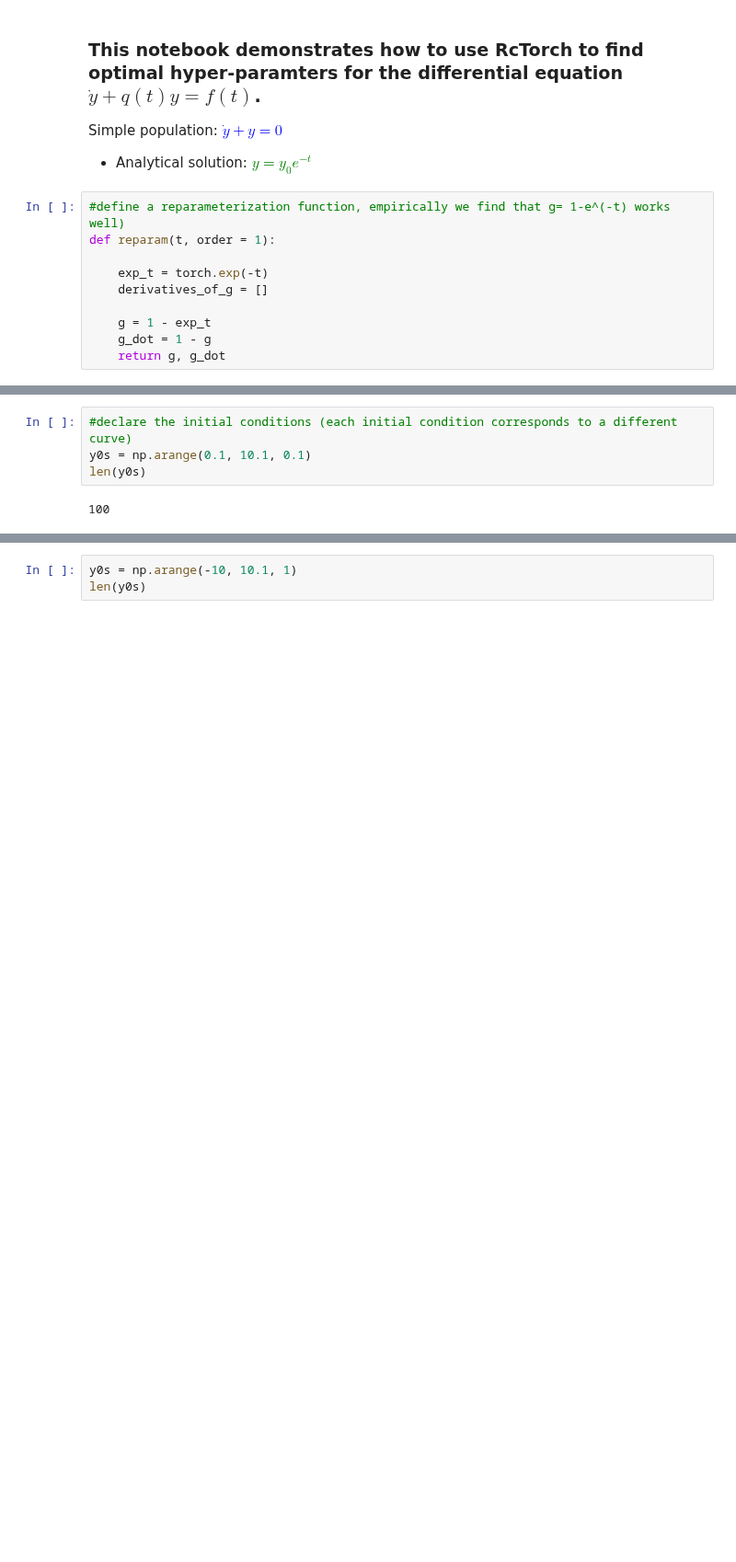
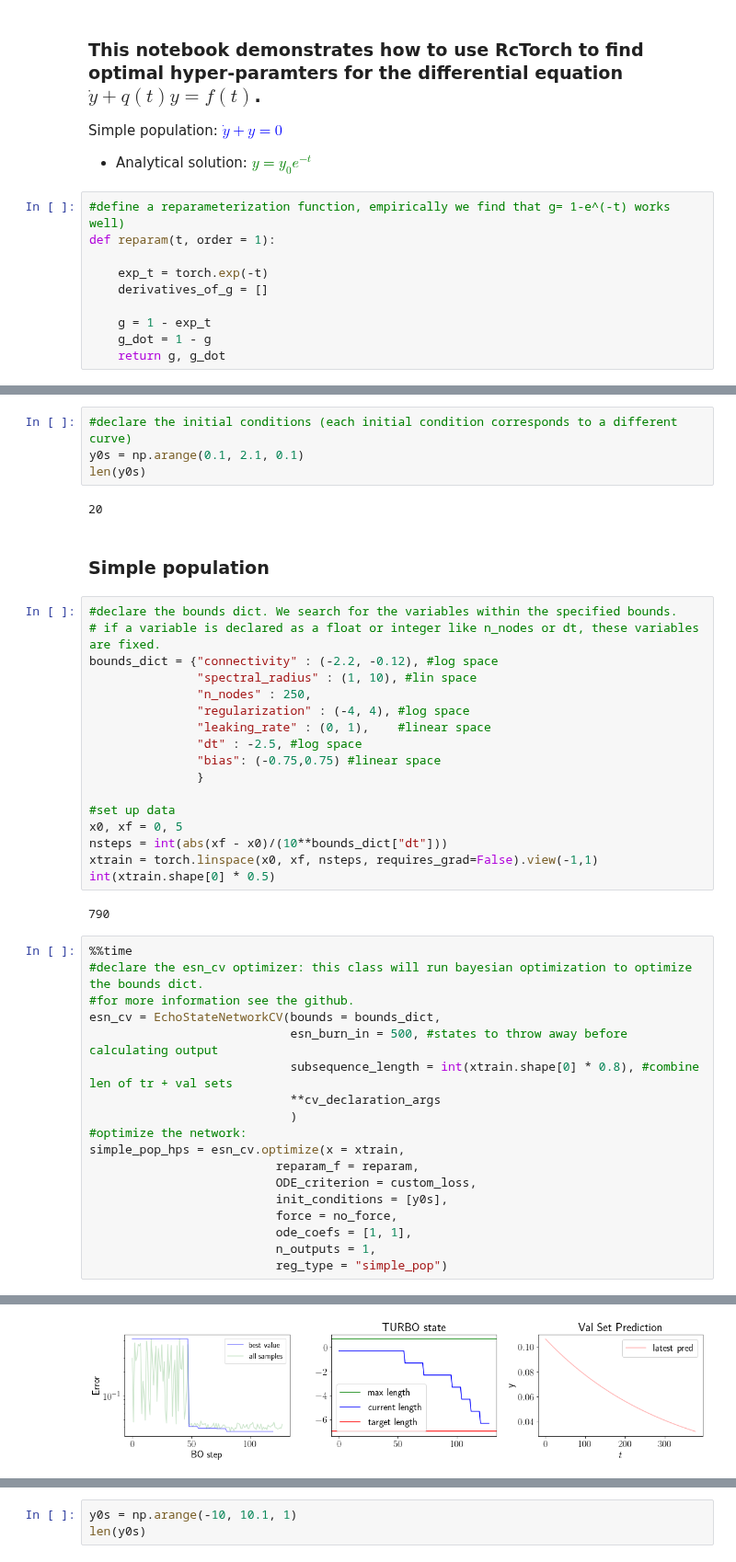
Before and after one commit to blindedjoy/RcTorch, a Jupyter notebook: final_notebooks/final_BO_time.ipynb, the cells around one changed output, grey strips where cells are left out. Shown at 92% size. Cells and saved outputs as stored; diff of their text form; blank space fills up the shorter version.

```diff
--- a/final_notebooks/final_BO_time.ipynb
+++ b/final_notebooks/final_BO_time.ipynb
@@ -179,6 +205,46 @@ int(xtrain.shape[0] * 0.5)
 # %%
 #declare the initial conditions (each initial condition corresponds to a different curve)
-y0s = np.arange(0.1, 10.1, 0.1)
+y0s = np.arange(0.1, 2.1, 0.1)
 len(y0s)
 # %% [output]
-100
+20
+# %% [markdown]
+### Simple population
+# %%
+#declare the bounds dict. We search for the variables within the specified bounds.
+# if a variable is declared as a float or integer like n_nodes or dt, these variables are fixed.
+bounds_dict = {"connectivity" : (-2.2, -0.12), #log space
+               "spectral_radius" : (1, 10), #lin space
+               "n_nodes" : 250,
+               "regularization" : (-4, 4), #log space
+               "leaking_rate" : (0, 1),    #linear space
+               "dt" : -2.5, #log space
+               "bias": (-0.75,0.75) #linear space
+               }
+
+#set up data
+x0, xf = 0, 5
+nsteps = int(abs(xf - x0)/(10**bounds_dict["dt"]))
+xtrain = torch.linspace(x0, xf, nsteps, requires_grad=False).view(-1,1)
+int(xtrain.shape[0] * 0.5)
+# %% [output]
+790
+# %%
+%%time
+#declare the esn_cv optimizer: this class will run bayesian optimization to optimize the bounds dict.
+#for more information see the github.
+esn_cv = EchoStateNetworkCV(bounds = bounds_dict,
+                            esn_burn_in = 500, #states to throw away before calculating output
+                            subsequence_length = int(xtrain.shape[0] * 0.8), #combine len of tr + val sets
+                            **cv_declaration_args
+                            )
+#optimize the network:
+simple_pop_hps = esn_cv.optimize(x = xtrain,
+                          reparam_f = reparam,
+                          ODE_criterion = custom_loss,
+                          init_conditions = [y0s],
+                          force = no_force,
+                          ode_coefs = [1, 1],
+                          n_outputs = 1,
+                          reg_type = "simple_pop")
+# %% [output]
@@ -184,0 +254 @@ len(y0s)
+[figure, added]
```
Also changed, not shown: parts of 37 cells of this notebook, 7 other files.
